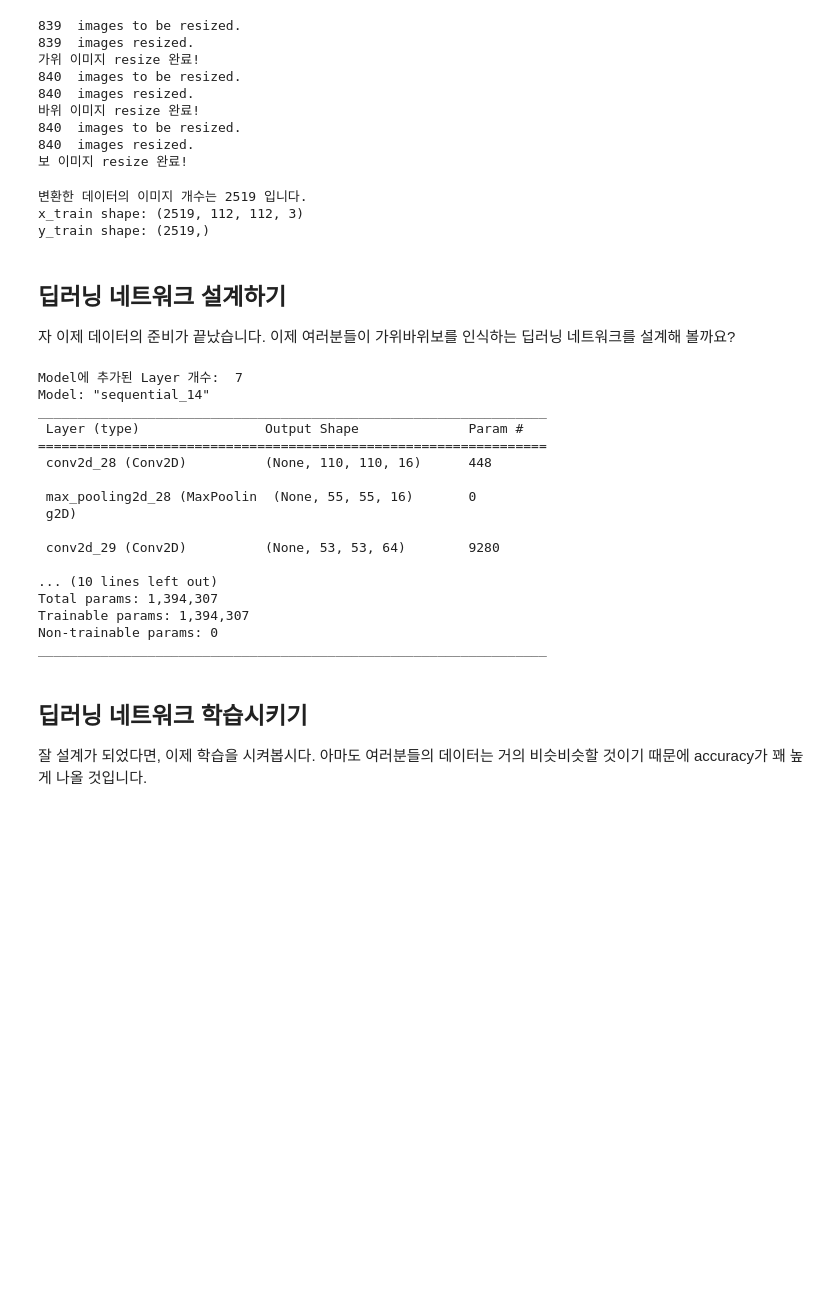
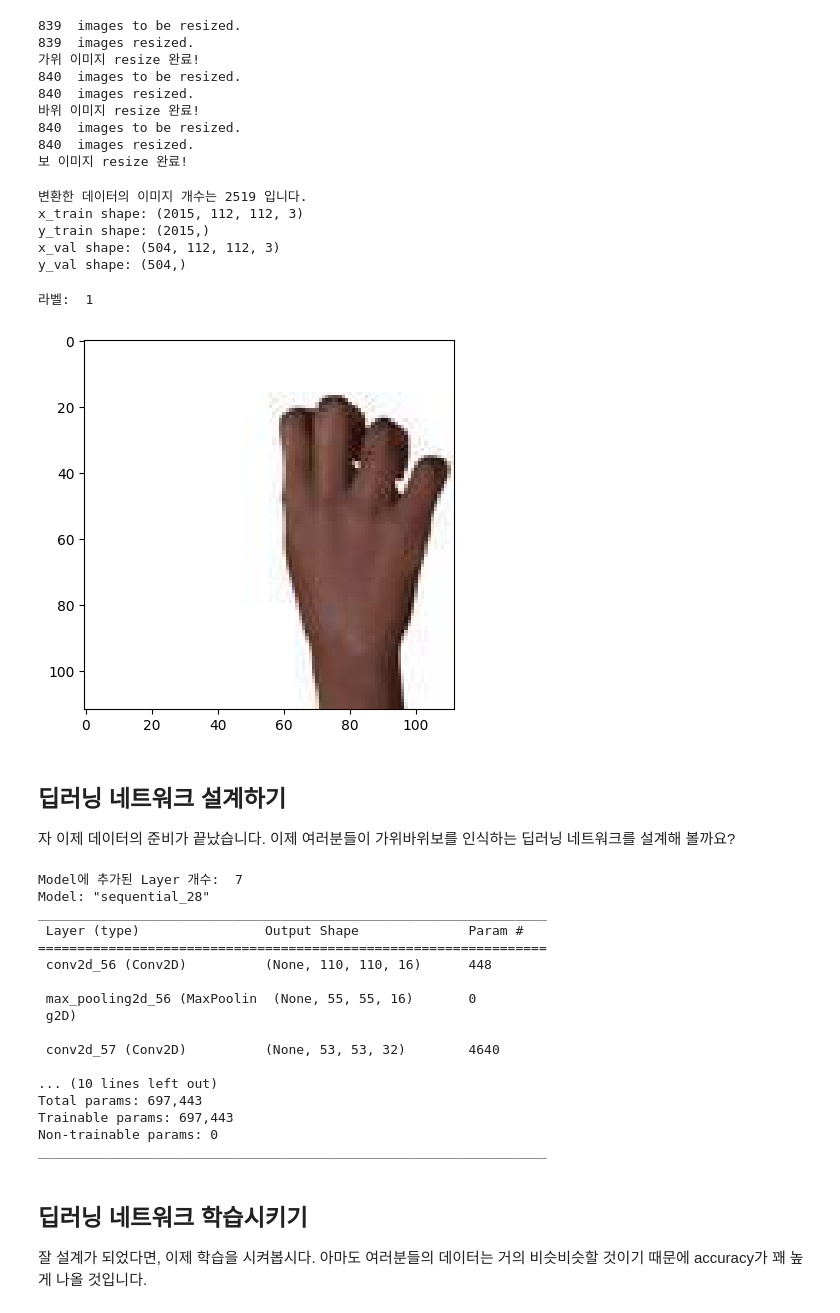
Before and after one commit to feelinppl/Aiffel_RS, a Jupyter notebook: 221227_AIFFEL_EXPL_Project5_DeepLearning.ipynb, the cells around one changed output. Drawn from its saved outputs; the diff is of its cells as text; code cells hidden in the pictures; blank space fills up the shorter version.

```diff
--- a/221227_AIFFEL_EXPL_Project5_DeepLearning.ipynb
+++ b/221227_AIFFEL_EXPL_Project5_DeepLearning.ipynb
@@ -115,9 +116,7 @@ print("보 이미지 resize 완료!")
 840  images resized.
 보 이미지 resize 완료!
 # %%
-import numpy as np
-
-def load_data(img_path, number_of_data=2519):  # 가위/바위/보 이미지 개수 총합에 주의하세요.
+def load_data(img_path, number_of_data):  # 가위/바위/보 이미지 개수 총합에 주의하세요.
     # 가위 : 0, 바위 : 1, 보 : 2
     img_size=112
     color=3
@@ -126,21 +125,20 @@ def load_data(img_path, number_of_data=2519):  # 가위/바위/보 이미지 개
     labels=np.zeros(number_of_data,dtype=np.int32)
 
     idx=0
-    for file in glob.iglob(img_path+'/scissor/*.png'):
+    for file in glob.iglob(img_path+'/scissor/*.jpg'):
         img = np.array(Image.open(file),dtype=np.int32)
-
         imgs[idx,:,:,:]=img    # 데이터 영역에 이미지 행렬을 복사
         labels[idx]=0   # 가위 : 0
         idx=idx+1
 
-    for file in glob.iglob(img_path+'/rock/*.png'):
+    for file in glob.iglob(img_path+'/rock/*.jpg'):
         img = np.array(Image.open(file),dtype=np.int32)
 
         imgs[idx,:,:,:]=img    # 데이터 영역에 이미지 행렬을 복사
         labels[idx]=1   # 바위 : 1
         idx=idx+1
 
-    for file in glob.iglob(img_path+'/paper/*.png'):
+    for file in glob.iglob(img_path+'/paper/*.jpg'):
         img = np.array(Image.open(file),dtype=np.int32)
 
         imgs[idx,:,:,:]=img    # 데이터 영역에 이미지 행렬을 복사
@@ -150,16 +148,30 @@ def load_data(img_path, number_of_data=2519):  # 가위/바위/보 이미지 개
     print("변환한 데이터의 이미지 개수는", idx,"입니다.")
     return imgs, labels
 # %%
+from sklearn.model_selection import train_test_split
 image_dir_path = os.getenv("HOME") + "/Documents/projects/Aiffel/lms/projects/data/proj_5/train"
 (x_train, y_train)=load_data(image_dir_path, number_of_data=2519)
+(x_train, x_val, y_train, y_val) = train_test_split(x_train, y_train, test_size=0.2)
 x_train_norm = x_train/255.0   # 입력은 0~1 사이의 값으로 정규화
+x_val_norm = x_val/255.0
+
 
 print("x_train shape: {}".format(x_train.shape))
 print("y_train shape: {}".format(y_train.shape))
+print("x_val shape: {}".format(x_val.shape))
+print("y_val shape: {}".format(y_val.shape))
 # %% [output]
 변환한 데이터의 이미지 개수는 2519 입니다.
-x_train shape: (2519, 112, 112, 3)
-y_train shape: (2519,)
+x_train shape: (2015, 112, 112, 3)
+y_train shape: (2015,)
+x_val shape: (504, 112, 112, 3)
+y_val shape: (504,)
+# %%
+plt.imshow(x_train[1000])
+print('라벨: ', y_train[1000])
+# %% [output]
+라벨:  1
+[figure, added]
 # %% [markdown]
 ## 딥러닝 네트워크 설계하기
 자 이제 데이터의 준비가 끝났습니다. 이제 여러분들이 가위바위보를 인식하는 딥러닝 네트워크를 설계해 볼까요?
@@ -173,7 +185,7 @@ import numpy as np
 model = keras.models.Sequential()
 model.add(keras.layers.Conv2D(16,(3,3), activation='relu', input_shape=(112,112,3)))
 model.add(keras.layers.MaxPool2D(2,2))
-model.add(keras.layers.Conv2D(64, (3,3), activation='relu'))
+model.add(keras.layers.Conv2D(32, (3,3), activation='relu'))
 model.add(keras.layers.MaxPooling2D((2,2)))
 model.add(keras.layers.Flatten())
 model.add(keras.layers.Dense(32, activation='relu'))
@@ -184,20 +196,20 @@ print('Model에 추가된 Layer 개수: ', len(model.layers))
 model.summary()
 # %% [output]
 Model에 추가된 Layer 개수:  7
-Model: "sequential_14"
+Model: "sequential_28"
 _________________________________________________________________
  Layer (type)                Output Shape              Param #
 =================================================================
- conv2d_28 (Conv2D)          (None, 110, 110, 16)      448
+ conv2d_56 (Conv2D)          (None, 110, 110, 16)      448
 
- max_pooling2d_28 (MaxPoolin  (None, 55, 55, 16)       0
+ max_pooling2d_56 (MaxPoolin  (None, 55, 55, 16)       0
  g2D)
 
- conv2d_29 (Conv2D)          (None, 53, 53, 64)        9280
+ conv2d_57 (Conv2D)          (None, 53, 53, 32)        4640
 
 ... (10 lines left out)
-Total params: 1,394,307
-Trainable params: 1,394,307
+Total params: 697,443
+Trainable params: 697,443
 Non-trainable params: 0
 _________________________________________________________________
 # %% [markdown]
```
Also changed, not shown: parts of 17 cells of this notebook.
